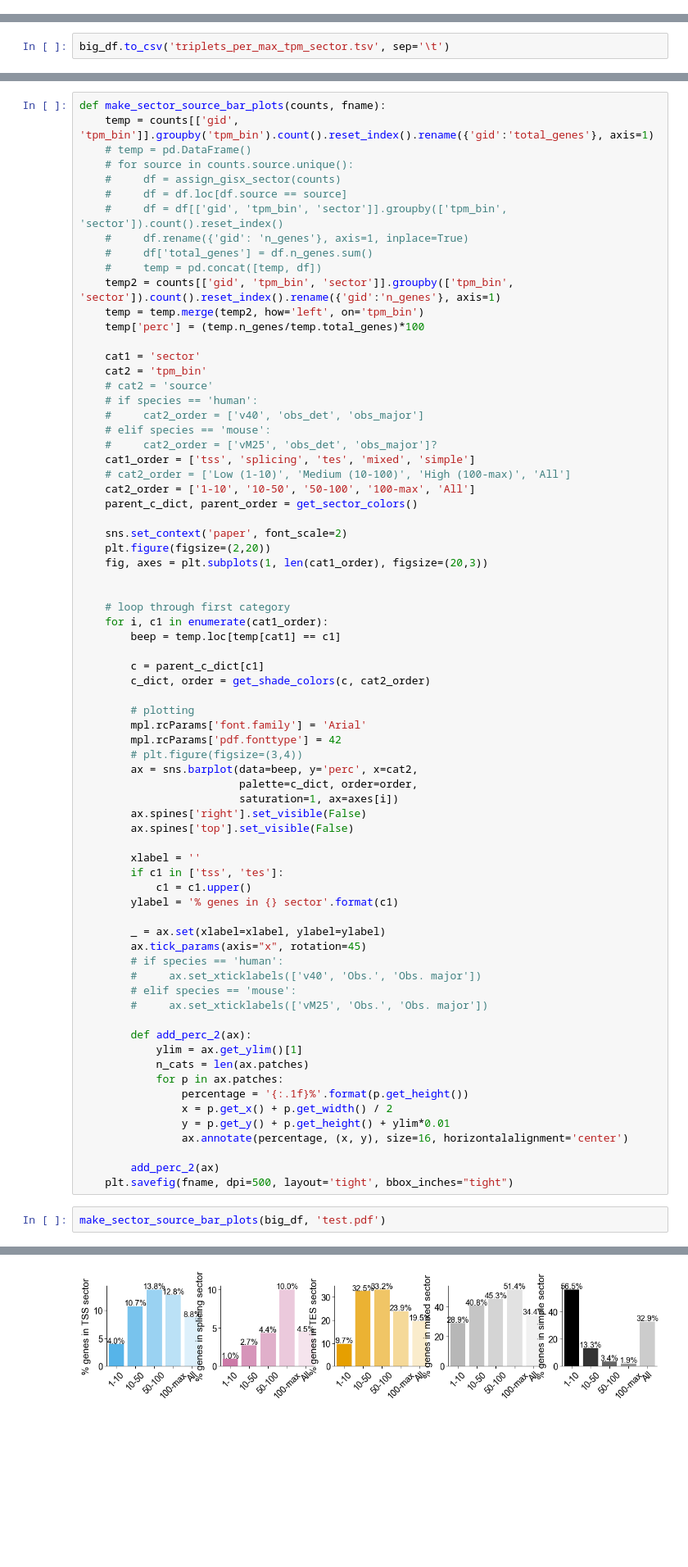
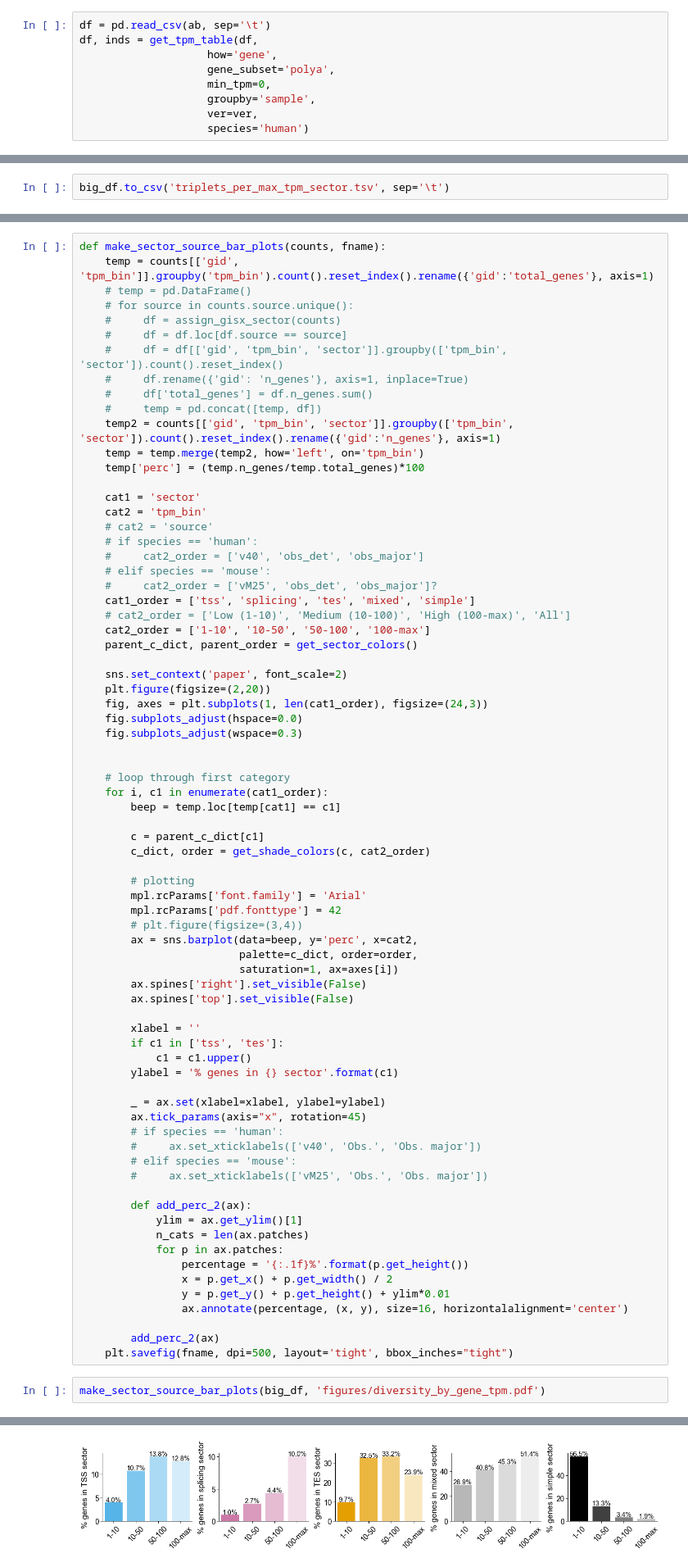
Before and after one commit to fairliereese/paper_rnawg, a Jupyter notebook: figures_revisions/revisions/diversity_by_expression_obs.ipynb, the cells around one changed output, grey strips where cells are left out. Shown at 82% size. Cells and saved outputs as stored; diff of their text form; blank space fills up the shorter version.

```diff
--- a/figures_revisions/revisions/diversity_by_expression_obs.ipynb
+++ b/figures_revisions/revisions/diversity_by_expression_obs.ipynb
@@ -64,0 +64,9 @@ Number of genes reported: 19289
+# %%
+df = pd.read_csv(ab, sep='\t')
+df, inds = get_tpm_table(df,
+                    how='gene',
+                    gene_subset='polya',
+                    min_tpm=0,
+                    groupby='sample',
+                    ver=ver,
+                    species='human')
@@ -197,12 +223,14 @@ def make_sector_source_bar_plots(counts, fname):
     #     cat2_order = ['vM25', 'obs_det', 'obs_major']?
     cat1_order = ['tss', 'splicing', 'tes', 'mixed', 'simple']
     # cat2_order = ['Low (1-10)', 'Medium (10-100)', 'High (100-max)', 'All']
-    cat2_order = ['1-10', '10-50', '50-100', '100-max', 'All']
+    cat2_order = ['1-10', '10-50', '50-100', '100-max']
     parent_c_dict, parent_order = get_sector_colors()
 
     sns.set_context('paper', font_scale=2)
     plt.figure(figsize=(2,20))
-    fig, axes = plt.subplots(1, len(cat1_order), figsize=(20,3))
+    fig, axes = plt.subplots(1, len(cat1_order), figsize=(24,3))
+    fig.subplots_adjust(hspace=0.0)
+    fig.subplots_adjust(wspace=0.3)
 
 
     # loop through first category
@@ -246,10 +274,10 @@ def make_sector_source_bar_plots(counts, fname):
         add_perc_2(ax)
     plt.savefig(fname, dpi=500, layout='tight', bbox_inches="tight")
 # %%
-make_sector_source_bar_plots(big_df, 'test.pdf')
+make_sector_source_bar_plots(big_df, 'figures/diversity_by_gene_tpm.pdf')
 # %% [output]
 <Figure size 144x1440 with 0 Axes>
-[figure, old version]
+[figure, new version]
 # %% [markdown]
 ## GO terms per TPM bin
 # %%
```
Also changed, not shown: parts of 5 cells of this notebook, 4 other files.
